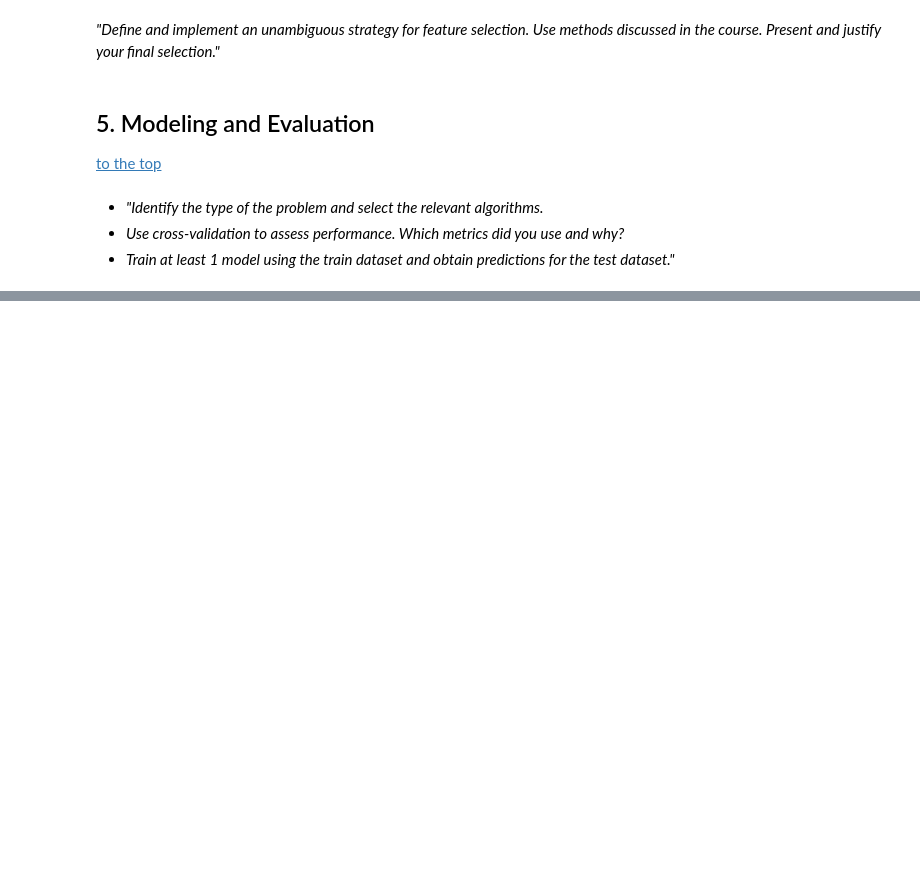
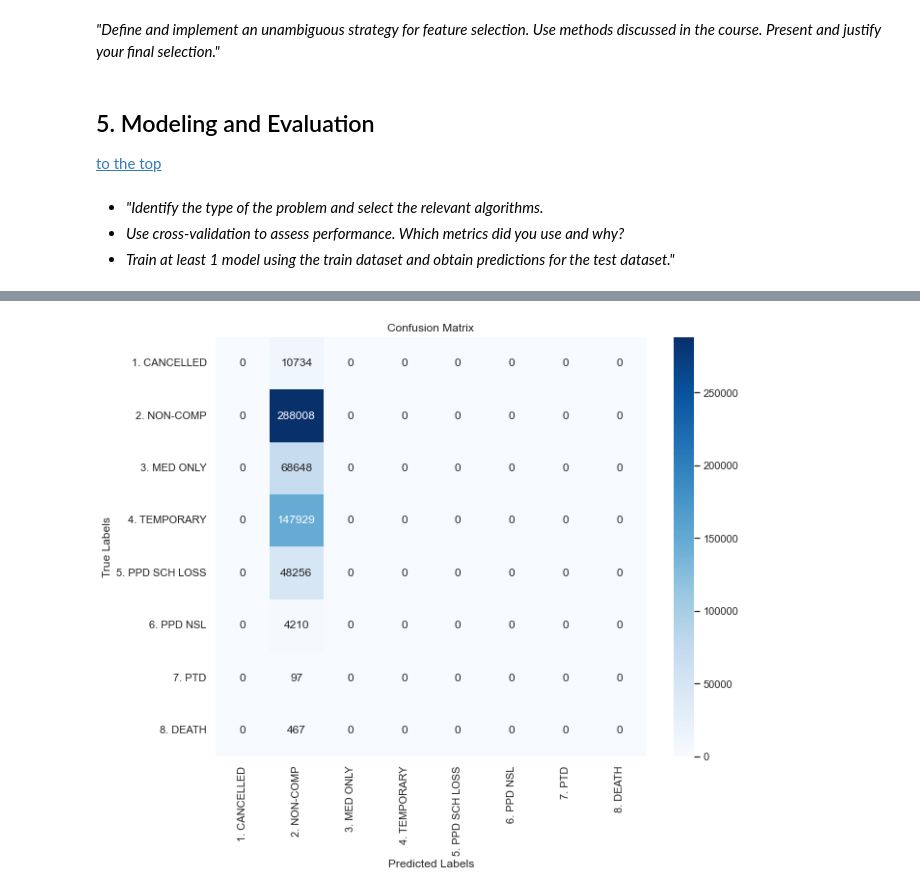
Before and after one commit to alexandregsg/ML_Project_Group52, a Jupyter notebook: Homework_Group52.ipynb, the cells around one changed output, grey strips where cells are left out. Drawn from its saved outputs; the diff is of its cells as text; code cells hidden in the pictures; blank space fills up the shorter version.

```diff
--- a/Homework_Group52.ipynb
+++ b/Homework_Group52.ipynb
@@ -1081,7 +1079,7 @@ injury_nature_mapping = {
 }
 
 # Apply mapping
-train_df_bin['Injury Category'] = train_df_bin['WCIO Nature of Injury Description'].map(injury_nature_mapping).fillna('Other')
+train_df_bin['Nature Injury Category'] = train_df_bin['WCIO Nature of Injury Description'].map(injury_nature_mapping).fillna('Other')
 # %%
 # WCIO Part Of Body Description
 train_df_bin['WCIO Part Of Body Description'].unique();
@@ -1203,0 +1241,4 @@ train_df_bin['Accident_to_C2_Lag'] = train_df_date2['Accident_to_C2_Lag']
+# %%
+train_df_temp_encode = train_df_bin.copy()
+X_train_df_temp_encode = train_df_temp_encode.drop('Claim Injury Type', axis = 1)
+y_train_df_temp_encode = train_df_temp_encode['Claim Injury Type']
@@ -1213,3 +1348,7 @@ _"Define and implement an unambiguous strategy for feature selection. Use method
 - _"Identify the type of the problem and select the relevant algorithms._
 - _Use cross-validation to assess performance. Which metrics did you use and why?_
 - _Train at least 1 model using the train dataset and obtain predictions for the test dataset."_
+# %%
+# Delete later
+target_encoder = LabelEncoder()
+y_train_df_encode = target_encoder.fit_transform(y_train_df_temp_encode)
@@ -1216,2 +1358,18 @@ _"Define and implement an unambiguous strategy for feature selection. Use method
 # %%
-# test
+from sklearn.metrics import accuracy_score, classification_report
+from sklearn.metrics import confusion_matrix
+from scipy.stats import mode
+
+# Predict the majority class for all instances as baseline
+majority_class = mode(y_train_df_encode)[0][0]
+
+y_pred_baseline = [majority_class] * len(y_train_df_encode)
+
+baseline_accuracy = accuracy_score(y_train_df_encode, y_pred_baseline)
+print(f"Baseline Model Accuracy (predicting majority class): {baseline_accuracy:.2f}")
+
+y_pred_baseline_original = target_encoder.inverse_transform(y_pred_baseline)
+
+# Display classification report with the original labels
+print("\nClassification Report for Baseline Model (Original Labels):")
+print(classification_report(y_train_df_temp_encode, y_pred_baseline_original))
@@ -1217,0 +1394,16 @@ _"Define and implement an unambiguous strategy for feature selection. Use method
+# %%
+# Compute the confusion matrix
+conf_matrix = confusion_matrix(y_train_df_temp_encode, y_pred_baseline_original, labels=target_encoder.classes_)
+
+# Create a DataFrame for the confusion matrix for better labeling in heatmap
+conf_matrix_df = pd.DataFrame(conf_matrix, index=target_encoder.classes_, columns=target_encoder.classes_)
+
+# Plot the heatmap
+plt.figure(figsize=(10, 8))
+sns.heatmap(conf_matrix_df, annot=True, fmt="d", cmap="Blues", cbar=True)
+plt.title("Confusion Matrix")
+plt.xlabel("Predicted Labels")
+plt.ylabel("True Labels")
+plt.show()
+# %% [output]
+[figure, added]
```
Also changed, not shown: parts of 16 cells of this notebook.
